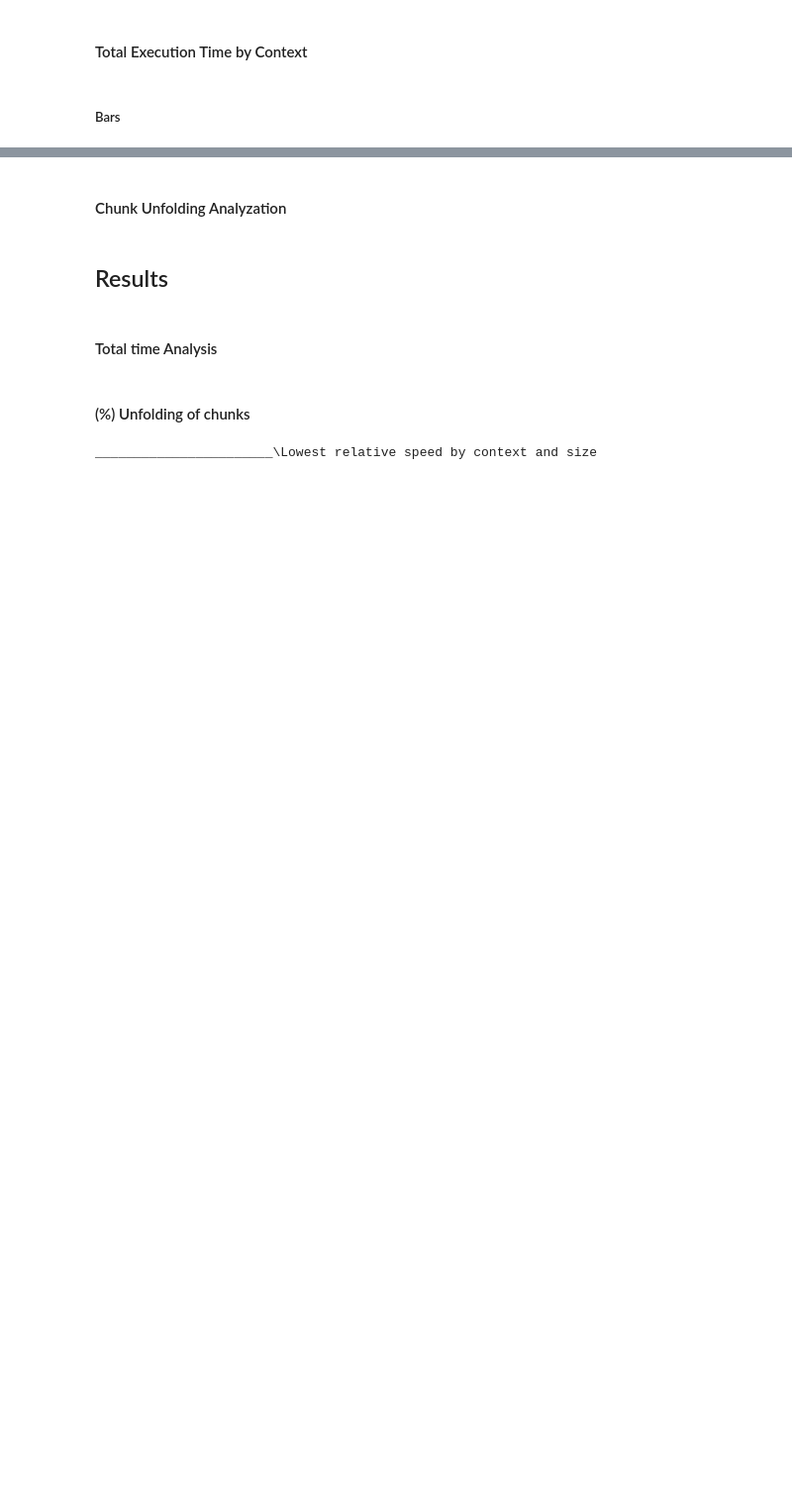
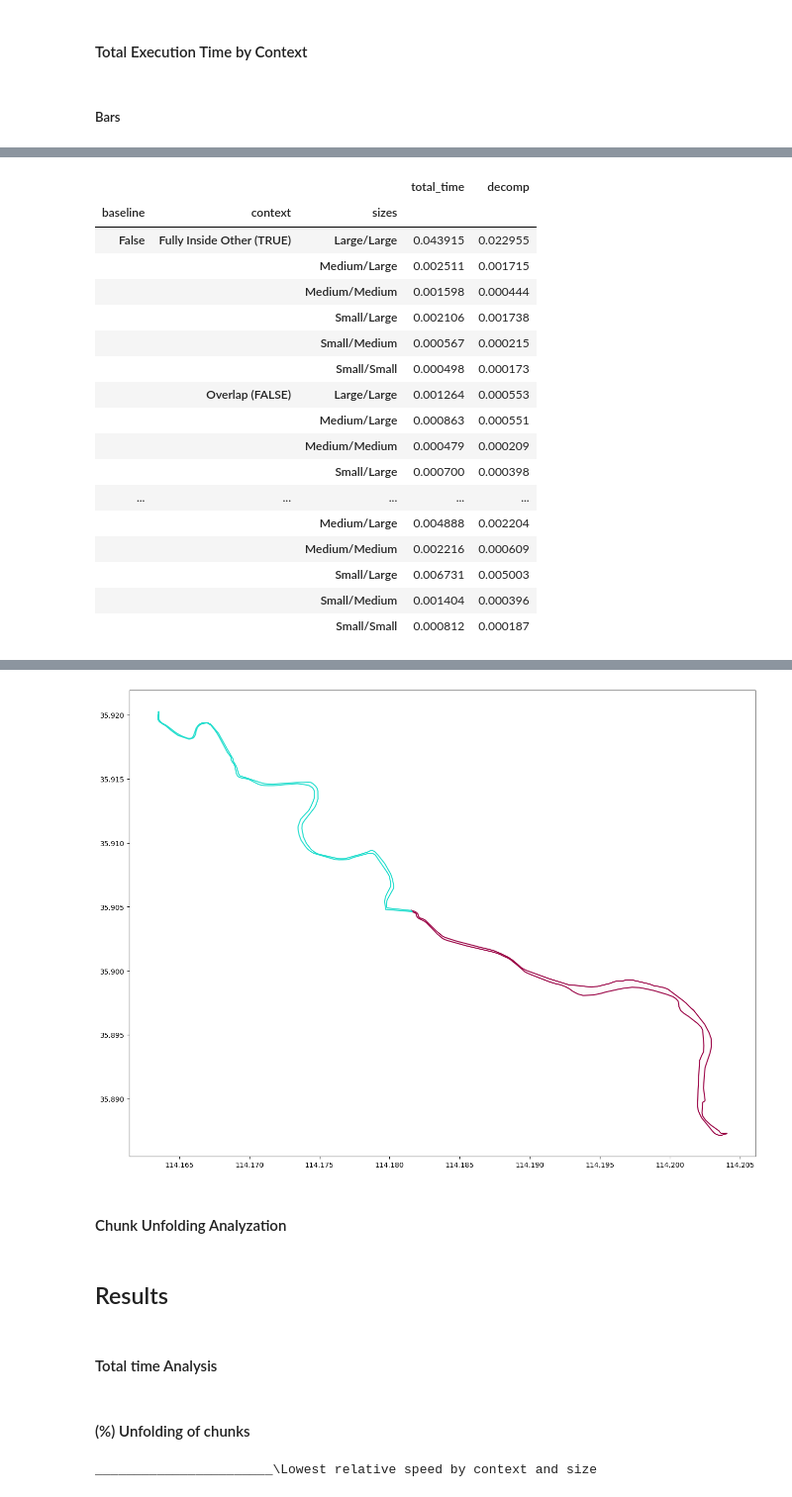
Before and after one commit to SimonErlandsson/Operable-Maps-Compression, a Jupyter notebook: Intersection_Statistics.ipynb, the cells around one changed output, grey strips where cells are left out. Shown at 99% size. Saved outputs shown, nothing was run; the diff lists cells and outputs as text; code cells hidden in the pictures; blank space fills up the shorter version.

```diff
--- a/Intersection_Statistics.ipynb
+++ b/Intersection_Statistics.ipynb
@@ -601,6 +639,25 @@ def get_percentage_cases(df, is_predicate=False):
     df = df.groupby(['context', 'sizes']).count()
     return df, sum(df['dataset'])
 df, cnt = get_percentage_cases(stats_df)
-df = 100 * df / (cnt* 98.99/100)
-display(df['dataset'])
+df = 100 * df / (cnt)
+#display(df['dataset'])
+
+stats_df = stats_df[(stats_df['predicate'] == False)] #(df['sizes'].isin(["Small/Small", "Medium/Medium", "Large/Large"]))]
+
+stats_df['frac'] =(stats_df["decomp"].div(stats_df.total_time, axis=0) * 100)
+display(stats_df.groupby(["baseline", "context", "sizes"])['frac'].mean())
+display(stats_df.groupby(["baseline", "context", "sizes"])[['total_time', 'decomp']].mean())
+
+display(stats_df[(stats_df['context'] == "Fully Inside Other (TRUE)") & (stats_df['baseline'] == False) & (stats_df['sizes'] == "Large/Large")])
+
+
+dataset, _, dataset_name = datasets[1]
+np.random.seed(2021)
+indicies = np.random.choice(len(dataset), size=10000, replace=True)
+dataset = np.array(dataset)[indicies]
+g1, g2 = dataset[5255]
+create_canvas()
+plot_geometry(g1)
+plot_geometry(g2)
+plt.show()
 # %% [output]
@@ -621,0 +681,18 @@ Name: dataset, dtype: float64
+|  |  |  | total_time | decomp |
+| baseline | context | sizes |  |  |
+| False | Fully Inside Other (TRUE) | Large/Large | 0.043915 | 0.022955 |
+|  |  | Medium/Large | 0.002511 | 0.001715 |
+|  |  | Medium/Medium | 0.001598 | 0.000444 |
+|  |  | Small/Large | 0.002106 | 0.001738 |
+|  |  | Small/Medium | 0.000567 | 0.000215 |
+|  |  | Small/Small | 0.000498 | 0.000173 |
+|  | Overlap (FALSE) | Large/Large | 0.001264 | 0.000553 |
+|  |  | Medium/Large | 0.000863 | 0.000551 |
+|  |  | Medium/Medium | 0.000479 | 0.000209 |
+|  |  | Small/Large | 0.000700 | 0.000398 |
+| ... | ... | ... | ... | ... |
+|  |  | Medium/Large | 0.004888 | 0.002204 |
+|  |  | Medium/Medium | 0.002216 | 0.000609 |
+|  |  | Small/Large | 0.006731 | 0.005003 |
+|  |  | Small/Medium | 0.001404 | 0.000396 |
+|  |  | Small/Small | 0.000812 | 0.000187 |
@@ -622,3 +708,4 @@ Name: dataset, dtype: float64
+[figure, added]
 # %% [markdown]
 #### Chunk Unfolding Analyzation
 # %%
```
Also changed, not shown: parts of 11 cells of this notebook.
